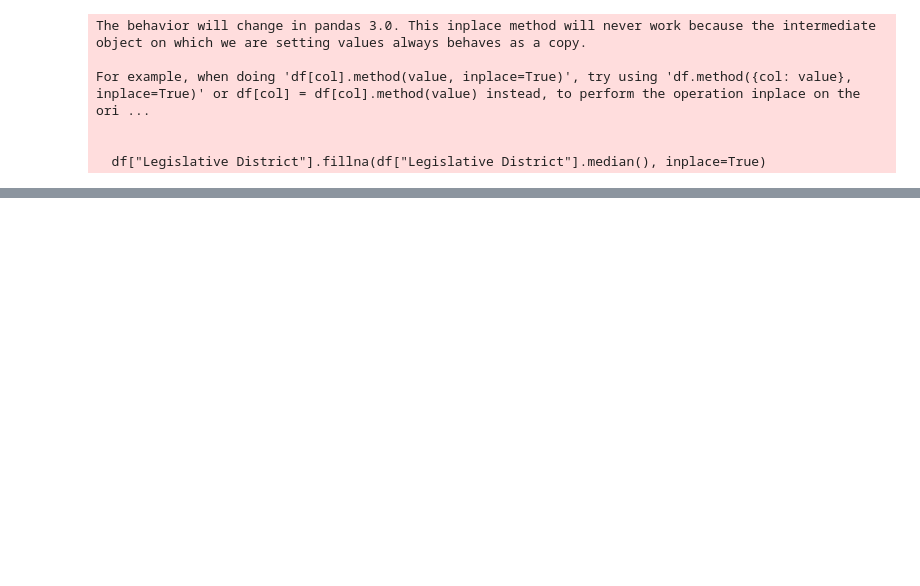
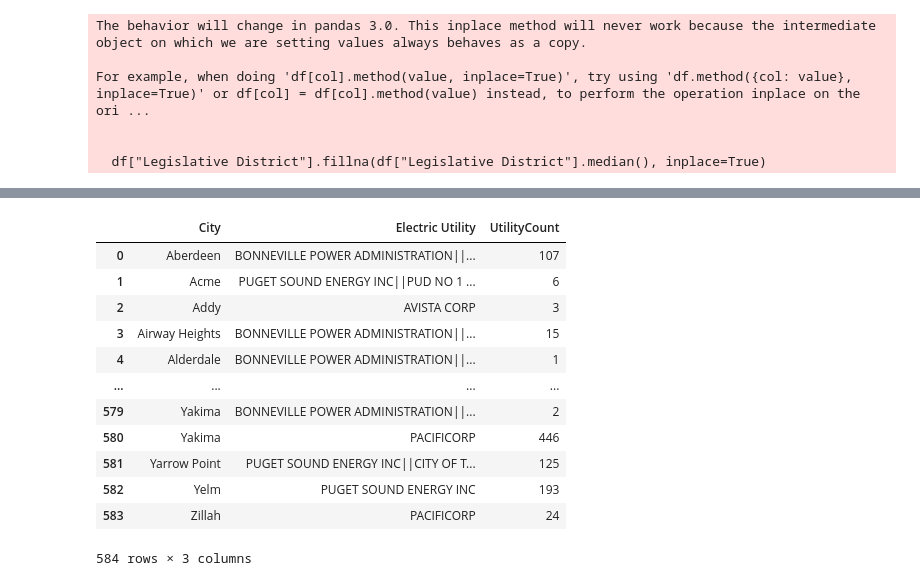
Before and after one commit to NinaFatehi/electrical-vehicle-data, a Jupyter notebook: EV.ipynb, the cells around one changed output, grey strips where cells are left out. Saved outputs shown, nothing was run; the diff lists cells and outputs as text; code cells hidden in the pictures; blank space fills up the shorter version.

```diff
--- a/EV.ipynb
+++ b/EV.ipynb
@@ -242,0 +306,13 @@ dtype: int64
+# %%
+#In order to fill in the missing values in Vehicle Location column:
+#find a the most common Vehicle Location's in each city and fill in the missing Vehicle Location with that.
+for i in df.index:
+  if pd.isna(df.loc[i, "Vehicle Location"]):
+    if not pd.isna(df.loc[i, "City"]):
+        city = df.loc[i, "City"]
+        mode_value = df[df["City"]==city]["Vehicle Location"].mode()
+        if not mode_value.empty:
+          mode_value = mode_value[0]
+          df.loc[i, "Vehicle Location"] = mode_value
+        else:
+          df.loc[i, "Vehicle Location"] = "Unknown"
@@ -242,0 +326,3 @@ dtype: int64
+# %%
+# Relationship between Electric Utility and City
+utility_by_city = df.groupby(['City', 'Electric Utility'])['Electric Utility'].count()
@@ -242,0 +347,18 @@ dtype: int64
+# %%
+utility_by_city = utility_by_city.rename("UtilityCount")
+utility_by_city = utility_by_city.reset_index()
+utility_by_city
+# %% [output]
+|  | City | Electric Utility | UtilityCount |
+| 0 | Aberdeen | BONNEVILLE POWER ADMINISTRATION||... | 107 |
+| 1 | Acme | PUGET SOUND ENERGY INC||PUD NO 1 ... | 6 |
+| 2 | Addy | AVISTA CORP | 3 |
+| 3 | Airway Heights | BONNEVILLE POWER ADMINISTRATION||... | 15 |
+| 4 | Alderdale | BONNEVILLE POWER ADMINISTRATION||... | 1 |
+| ... | ... | ... | ... |
+| 579 | Yakima | BONNEVILLE POWER ADMINISTRATION||... | 2 |
+| 580 | Yakima | PACIFICORP | 446 |
+| 581 | Yarrow Point | PUGET SOUND ENERGY INC||CITY OF T... | 125 |
+| 582 | Yelm | PUGET SOUND ENERGY INC | 193 |
+| 583 | Zillah | PACIFICORP | 24 |
+584 rows × 3 columns
```
Also changed, not shown: parts of 14 cells of this notebook.
